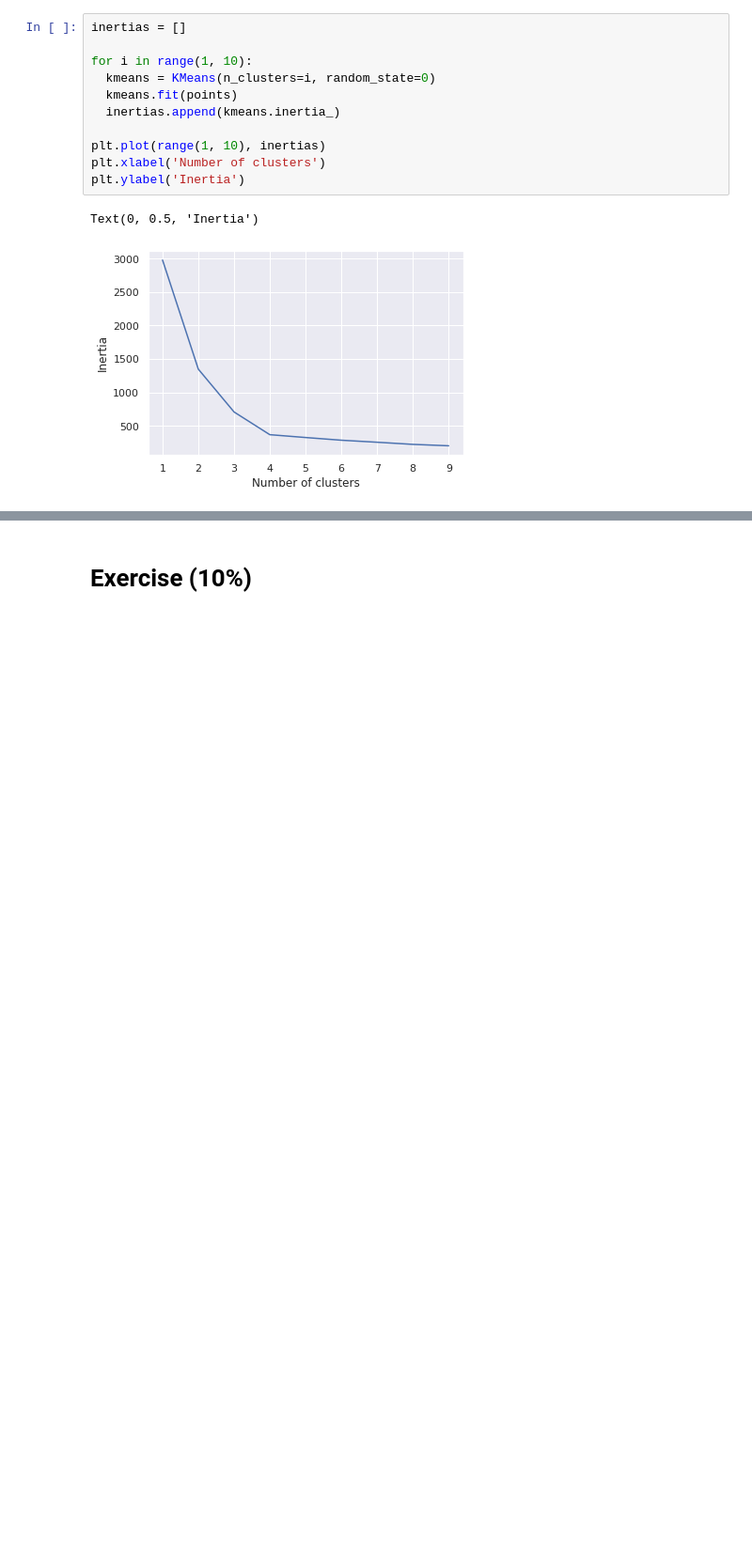
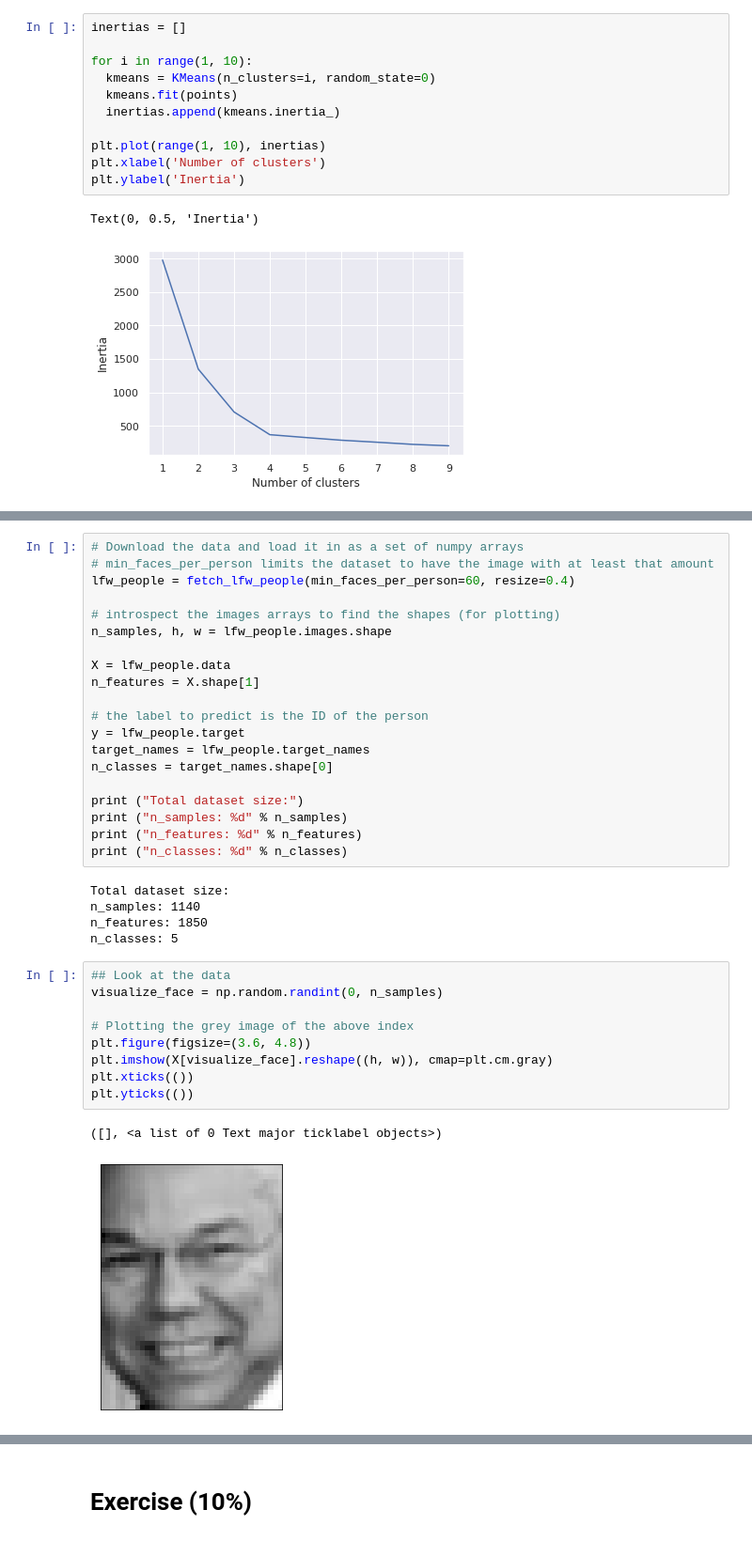
Before and after one commit to shiernee/Advanced_ML, a Jupyter notebook: Week6/WOA7015_Wk6.ipynb, the cells around one changed output, grey strips where cells are left out. Shown at 94% size. Cells and saved outputs as stored; diff of their text form; blank space fills up the shorter version.

```diff
--- a/Week6/WOA7015_Wk6.ipynb
+++ b/Week6/WOA7015_Wk6.ipynb
@@ -234,0 +244,37 @@ credit to MOHAMMAD NAMVARPOUR
+# %%
+# Download the data and load it in as a set of numpy arrays
+# min_faces_per_person limits the dataset to have the image with at least that amount
+lfw_people = fetch_lfw_people(min_faces_per_person=60, resize=0.4)
+
+# introspect the images arrays to find the shapes (for plotting)
+n_samples, h, w = lfw_people.images.shape
+
+X = lfw_people.data
+n_features = X.shape[1]
+
+# the label to predict is the ID of the person
+y = lfw_people.target
+target_names = lfw_people.target_names
+n_classes = target_names.shape[0]
+
+print ("Total dataset size:")
+print ("n_samples: %d" % n_samples)
+print ("n_features: %d" % n_features)
+print ("n_classes: %d" % n_classes)
+# %% [output]
+Total dataset size:
+n_samples: 1140
+n_features: 1850
+n_classes: 5
+# %%
+## Look at the data
+visualize_face = np.random.randint(0, n_samples)
+
+# Plotting the grey image of the above index
+plt.figure(figsize=(3.6, 4.8))
+plt.imshow(X[visualize_face].reshape((h, w)), cmap=plt.cm.gray)
+plt.xticks(())
+plt.yticks(())
+# %% [output]
+([], <a list of 0 Text major ticklabel objects>)
+[figure, added]
```
Also changed, not shown: parts of 20 cells of this notebook.
